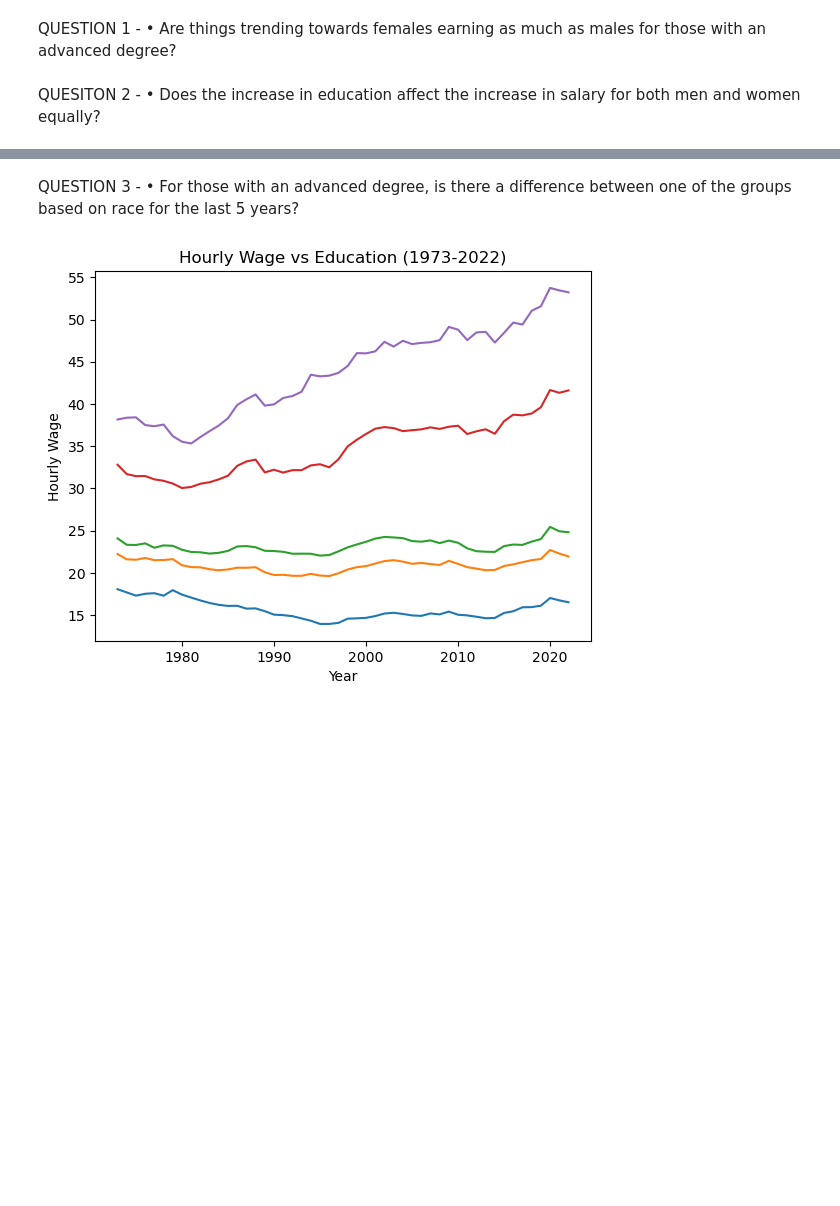
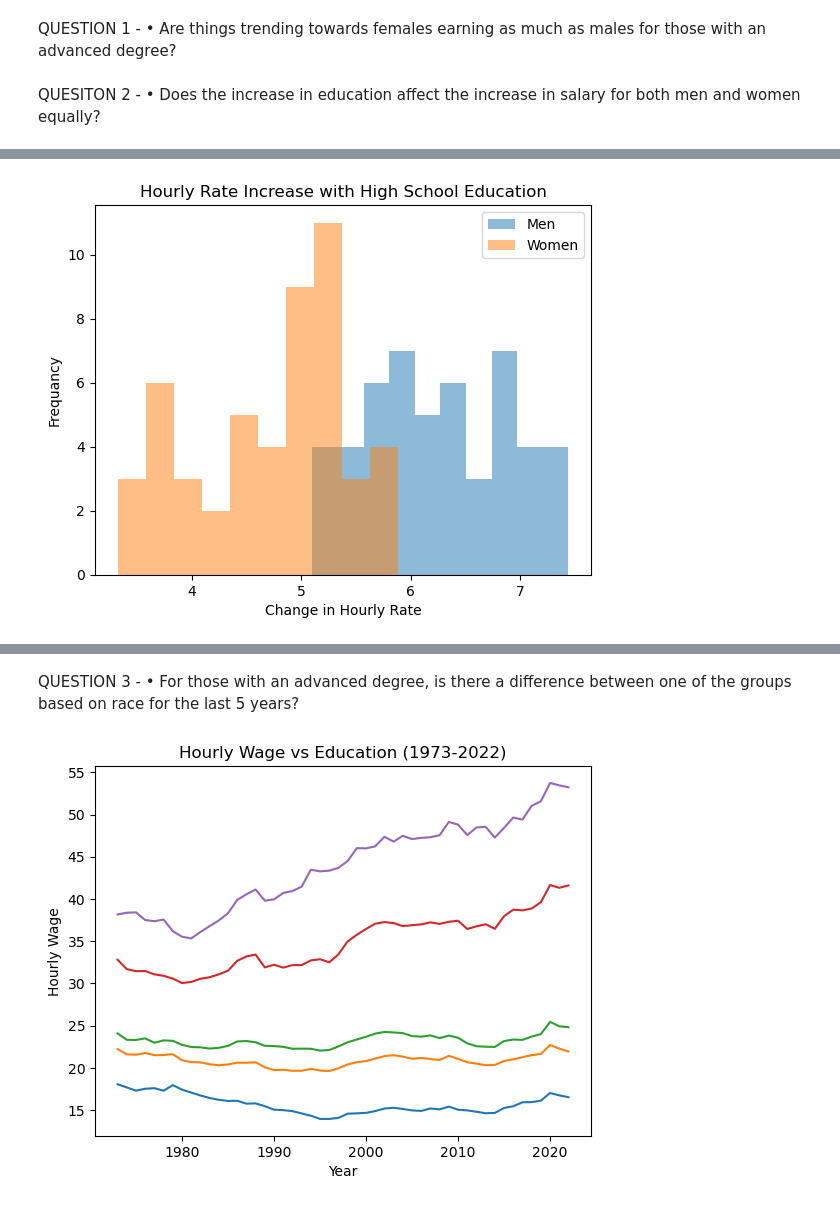
Before and after one commit to Crashapple/Project_1, a Jupyter notebook: Project1.ipynb, the cells around one changed output, grey strips where cells are left out. Saved outputs shown, nothing was run; the diff lists cells and outputs as text; code cells hidden in the pictures; blank space fills up the shorter version.

```diff
--- a/Project1.ipynb
+++ b/Project1.ipynb
@@ -41,0 +108,15 @@ QUESITON 2 - •	Does the increase in education affect the increase in salary fo
+# %%
+change_df = pd.DataFrame()
+change_df['year']=df['year']
+change_df['men_high_school_dif']= df['men_high_school']-df['men_less_than_hs']
+change_df['rate_change_hs_men']= change_df['men_high_school_dif']/df['men_less_than_hs']*100
+
+change_df['women_high_school_dif']= df['women_high_school']-df['women_less_than_hs']
+change_df['rate_change_hs_women']= change_df['women_high_school_dif']/df['women_less_than_hs']*100
+
+change_df['men_bachelors_degree_dif']= df['men_bachelors_degree']-df['men_high_school']
+change_df['rate_change_bachelors_men']= change_df['men_bachelors_degree_dif']/df['men_high_school']*100
+
+change_df['women_bachelors_degree_dif']= df['women_bachelors_degree']-df['women_high_school']
+change_df['rate_change_bachelors_women']= change_df['women_bachelors_degree_dif']/df['women_high_school']*100
+change_df.head()
@@ -41,0 +130,12 @@ QUESITON 2 - •	Does the increase in education affect the increase in salary fo
+# %%
+plt.hist(change_df['men_high_school_dif'],  alpha=0.5, label='Men')
+plt.hist(change_df['women_high_school_dif'], alpha=0.5, label='Women')
+plt.legend(loc='upper right')
+
+plt.xlabel('Change in Hourly Rate')
+plt.ylabel('Frequancy')
+
+plt.title('Hourly Rate Increase with High School Education')
+plt.show()
+# %% [output]
+[figure, added]
```
Also changed, not shown: parts of 8 cells of this notebook.
